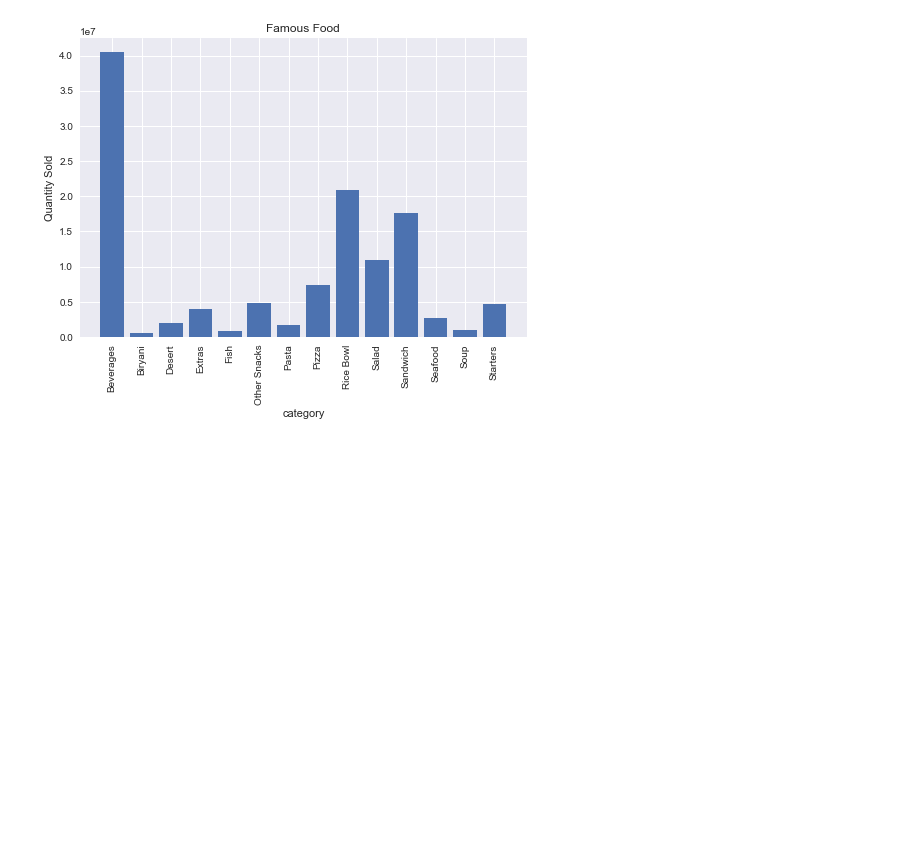
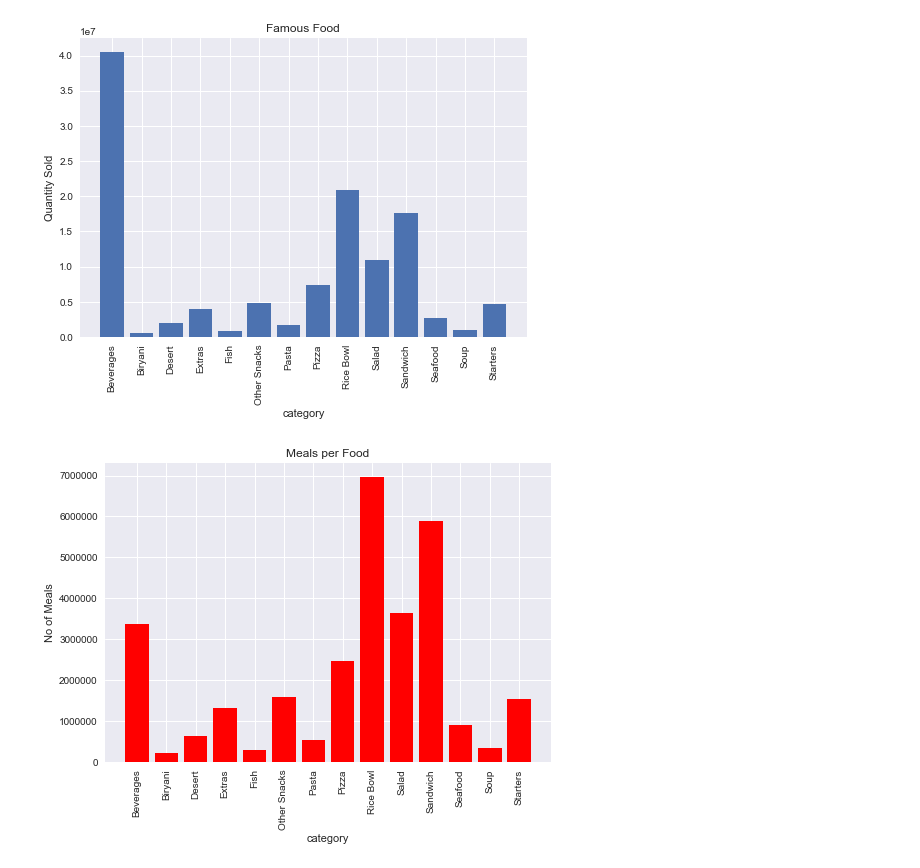
Before and after one commit to HassanButt2019/Python, a Jupyter notebook: Matplotlib/A Beginner’s Guide to matplotlib for Data Visualization and Exploration in Python.ipynb, the cells around one changed output. Cells and saved outputs as stored; diff of their text form; code cells hidden in the pictures; blank space fills up the shorter version.

```diff
--- a/Matplotlib/A Beginner’s Guide to matplotlib for Data Visualization and Exploration in Python.ipynb
+++ b/Matplotlib/A Beginner’s Guide to matplotlib for Data Visualization and Exploration in Python.ipynb
@@ -96,3 +96,17 @@ plt.show
 # %% [output]
 <function matplotlib.pyplot.show(*args, **kw)>
 [figure]
+# %%
+item_count = {}
+
+for i in range(table.index.nunique()):
+    item_count[table.index[i]] = table.num_orders[i]/df_meal[df_meal['category']==table.index[i]].shape[0]
+
+plt.bar([x for x in item_count.keys()],[x for x in item_count.values()],color='red')
+plt.xticks(rotation=90)
+plt.xlabel("category")
+plt.ylabel("No of Meals")
+plt.title("Meals per Food")
+plt.show()
+# %% [output]
+[figure, added]
```
Also changed, not shown: parts of 16 cells of this notebook.
